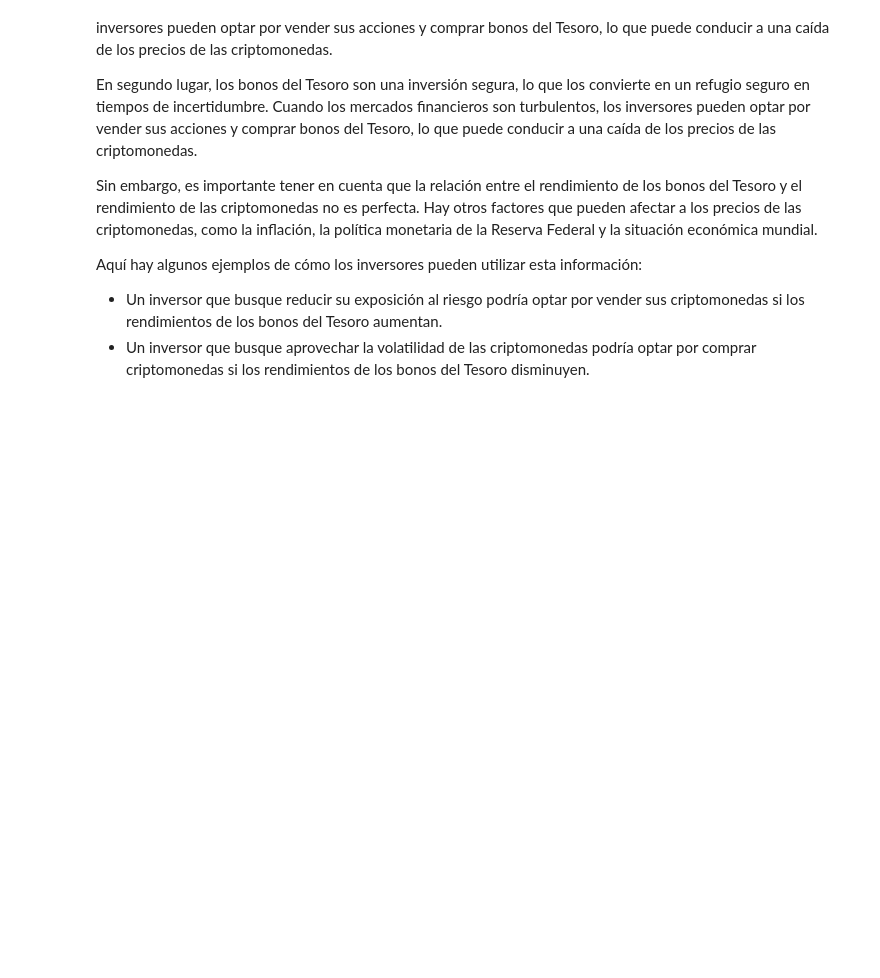
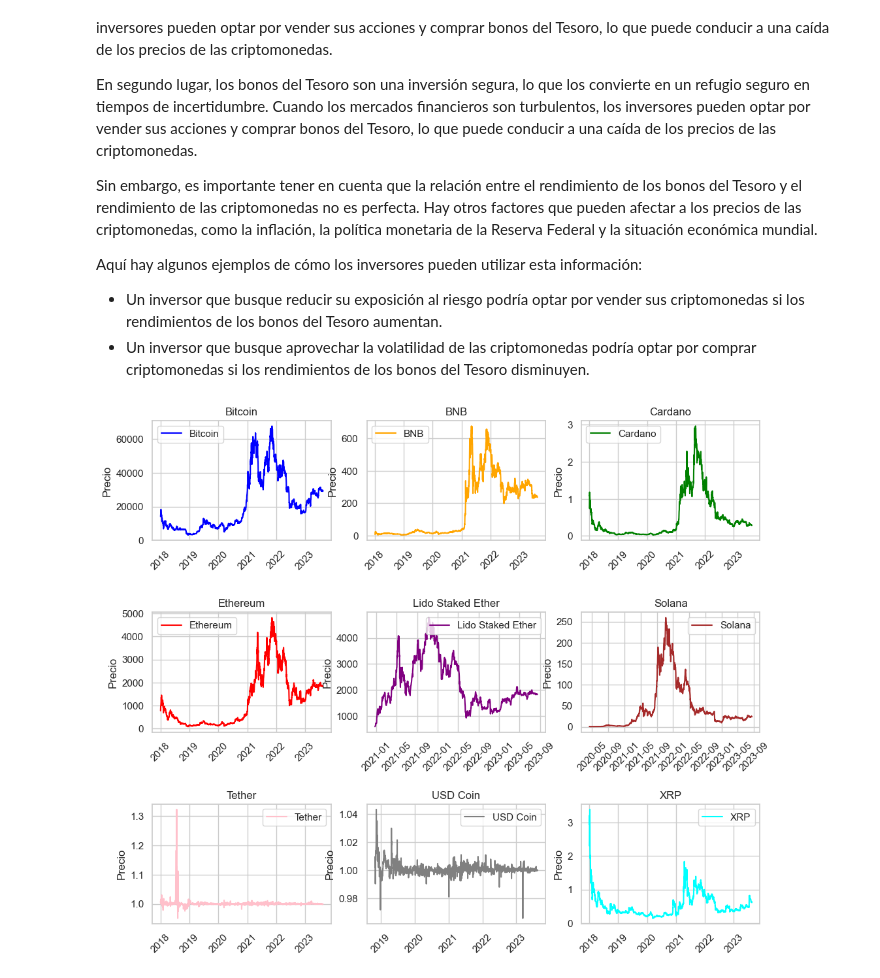
Before and after one commit to sabas4rc/PI_DA, a Jupyter notebook: Notebook/eda.ipynb, the cells around one changed output. Drawn from its saved outputs; the diff is of its cells as text; code cells hidden in the pictures; blank space fills up the shorter version.

```diff
--- a/Notebook/eda.ipynb
+++ b/Notebook/eda.ipynb
@@ -878,3 +878,39 @@ Aquí hay algunos ejemplos de cómo los inversores pueden utilizar esta informac
 
 * Un inversor que busque reducir su exposición al riesgo podría optar por vender sus criptomonedas si los rendimientos de los bonos del Tesoro aumentan.
 * Un inversor que busque aprovechar la volatilidad de las criptomonedas podría optar por comprar criptomonedas si los rendimientos de los bonos del Tesoro disminuyen.
+# %%
+#creamos un lista de criptos
+
+criptos = ['Bitcoin', 'BNB', 'Cardano', 'Ethereum', 'Lido Staked Ether', 'Solana', 'Tether', 'USD Coin', 'XRP']
+
+# Creamos el gráfico general
+plt.figure(figsize=(12, 10))  # Ajustar tamaño del gráfico general
+
+# Definimos la cantidad de filas y columnas para los gráficos individuales
+num_rows = 3
+num_cols = 3
+
+# Colores para los gráficos individuales
+colores = ['blue', 'orange', 'green', 'red', 'purple', 'brown', 'pink', 'gray', 'cyan']
+
+# Iteramos a través de las criptomonedas y creamos gráficos individuales
+for i, cripto in enumerate(criptos):
+    plt.subplot(num_rows, num_cols, i+1)  # Crear un subgráfico
+
+    df_temp = df_cripto[df_cripto['nombre'] == cripto]
+    plt.plot(df_temp['fecha'], df_temp['precio'], label=cripto, color=colores[i])
+
+    plt.title(cripto)
+    plt.xlabel('')
+    plt.ylabel('Precio')
+    plt.legend()
+    plt.xticks(rotation=45)
+
+    # Ajustamos el tamaño del subgráfico
+    plt.subplots_adjust(hspace=0.6)
+
+
+# Mostrar el gráfico general
+plt.show()
+# %% [output]
+[figure, added]
```
Also changed, not shown: parts of 4 cells of this notebook, 6 other files.
